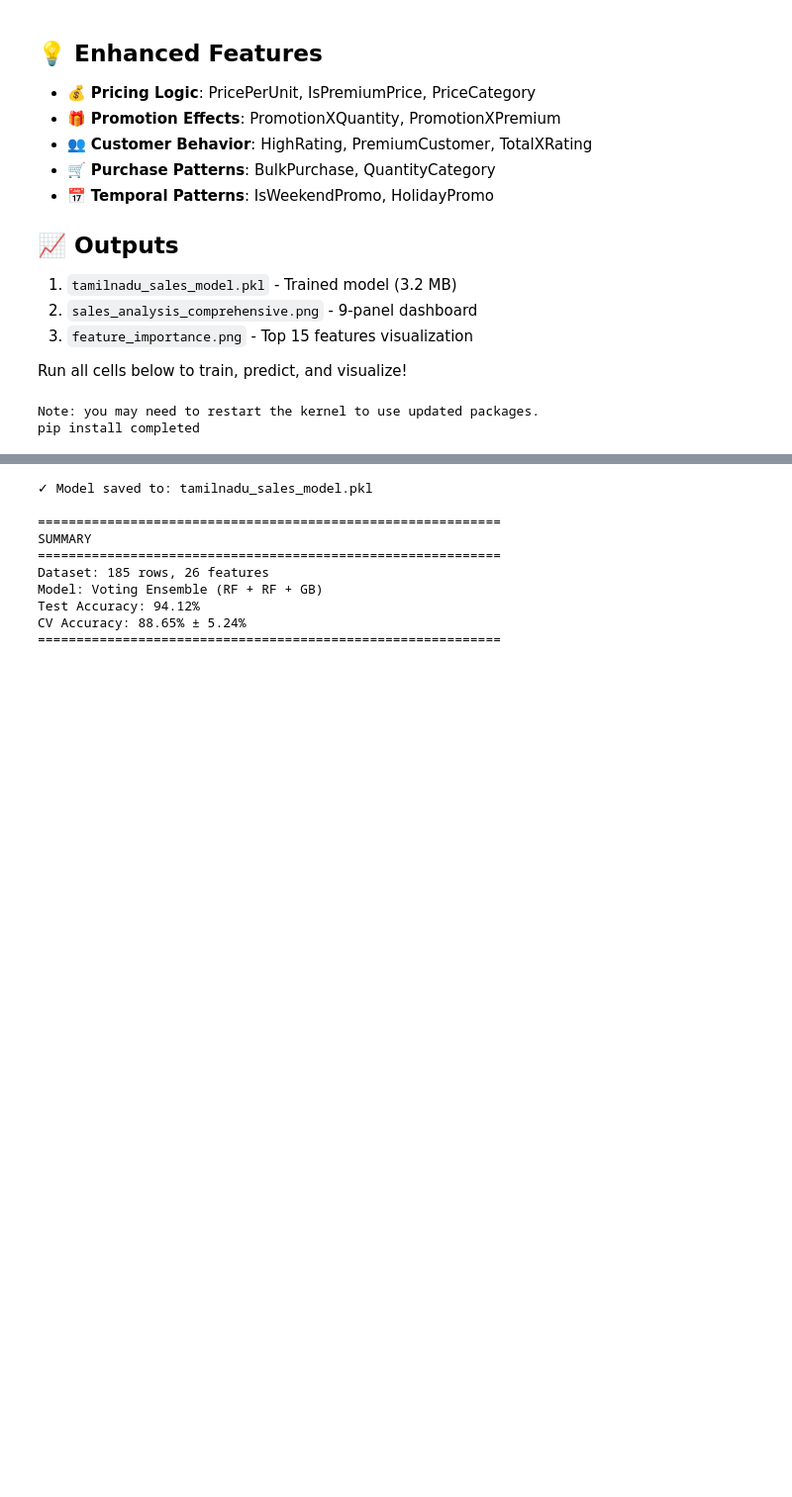
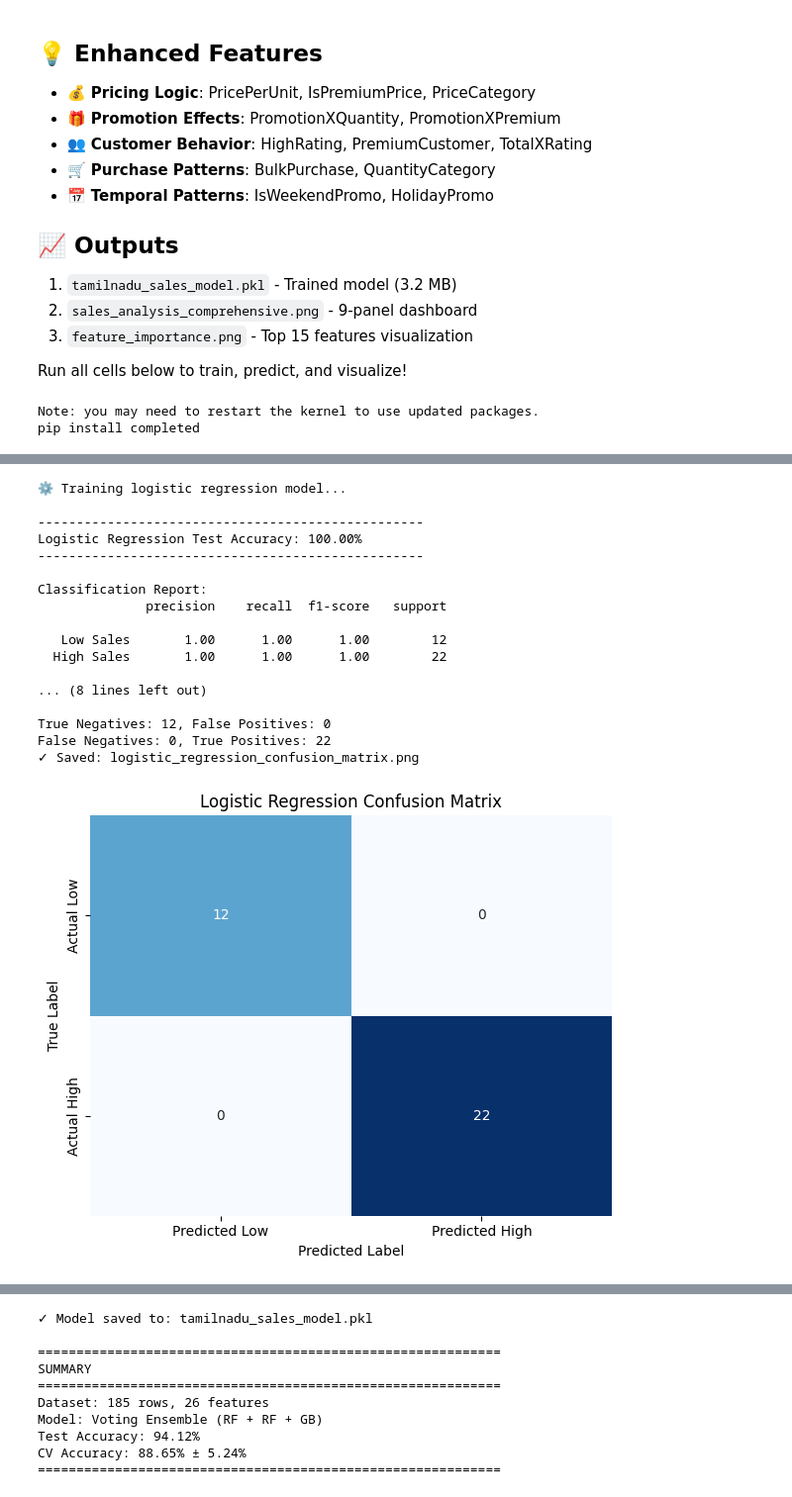
Before and after one commit to Kishore0-0-7/AIML-assignment, a Jupyter notebook: AIML(sales).ipynb, the cells around one changed output, grey strips where cells are left out. Shown at 99% size. Drawn from its saved outputs; the diff is of its cells as text; code cells hidden in the pictures; blank space fills up the shorter version.

```diff
--- a/AIML(sales).ipynb
+++ b/AIML(sales).ipynb
@@ -168,3 +168,63 @@ Total features: 16 categorical + 10 numerical
 5-fold CV: 88.65% (± 5.24%)
 
 ✓ Model training complete!
+# %%
+# 🔍 Logistic Regression Baseline with Confusion Matrix
+from sklearn.linear_model import LogisticRegression
+import matplotlib.pyplot as plt
+import seaborn as sns
+
+logistic_model = Pipeline([
+    ('pre', preprocessor),
+    ('clf', LogisticRegression(max_iter=1000, class_weight='balanced', solver='lbfgs'))
+])
+
+print('\n⚙️ Training logistic regression model...')
+logistic_model.fit(X_train, y_train)
+
+log_y_pred = logistic_model.predict(X_test)
+log_y_proba = logistic_model.predict_proba(X_test)
+log_acc = accuracy_score(y_test, log_y_pred)
+
+print(f'\n{"-"*50}')
+print(f'Logistic Regression Test Accuracy: {log_acc*100:.2f}%')
+print(f'{"-"*50}')
+print('\nClassification Report:')
+print(classification_report(y_test, log_y_pred, target_names=['Low Sales', 'High Sales']))
+
+log_cm = confusion_matrix(y_test, log_y_pred)
+print('\nConfusion Matrix:')
+print(log_cm)
+print(f'\nTrue Negatives: {log_cm[0,0]}, False Positives: {log_cm[0,1]}')
+print(f'False Negatives: {log_cm[1,0]}, True Positives: {log_cm[1,1]}')
+
+plt.figure(figsize=(6, 5))
+sns.heatmap(log_cm, annot=True, fmt='d', cmap='Blues', cbar=False,
+            xticklabels=['Predicted Low', 'Predicted High'],
+            yticklabels=['Actual Low', 'Actual High'])
+plt.title('Logistic Regression Confusion Matrix')
+plt.xlabel('Predicted Label')
+plt.ylabel('True Label')
+plt.tight_layout()
+plt.savefig('logistic_regression_confusion_matrix.png', dpi=150, bbox_inches='tight')
+print('✓ Saved: logistic_regression_confusion_matrix.png')
+plt.show()
+# %% [output]
+⚙️ Training logistic regression model...
+
+--------------------------------------------------
+Logistic Regression Test Accuracy: 100.00%
+--------------------------------------------------
+
+Classification Report:
+              precision    recall  f1-score   support
+
+   Low Sales       1.00      1.00      1.00        12
+  High Sales       1.00      1.00      1.00        22
+
+... (8 lines left out)
+
+True Negatives: 12, False Positives: 0
+False Negatives: 0, True Positives: 22
+✓ Saved: logistic_regression_confusion_matrix.png
+[figure, added]
```
Also changed, not shown: parts of 2 cells of this notebook, 2 other files.
